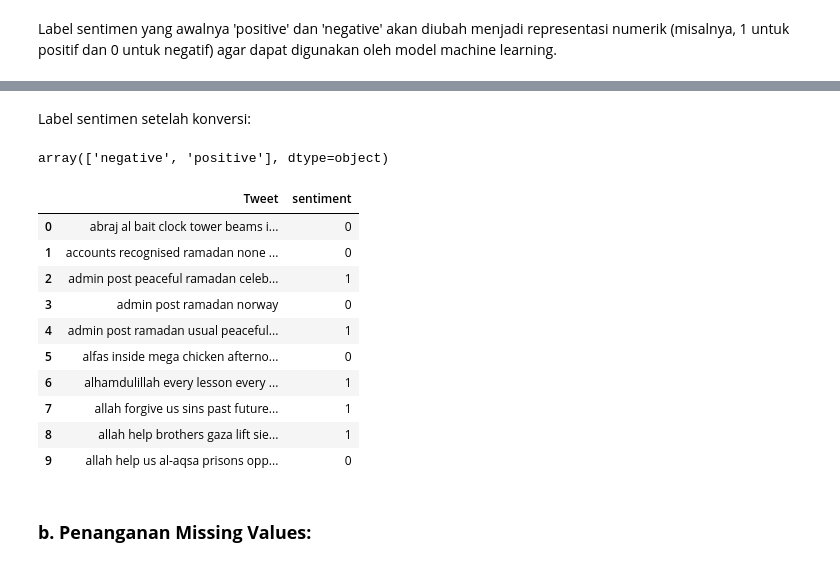
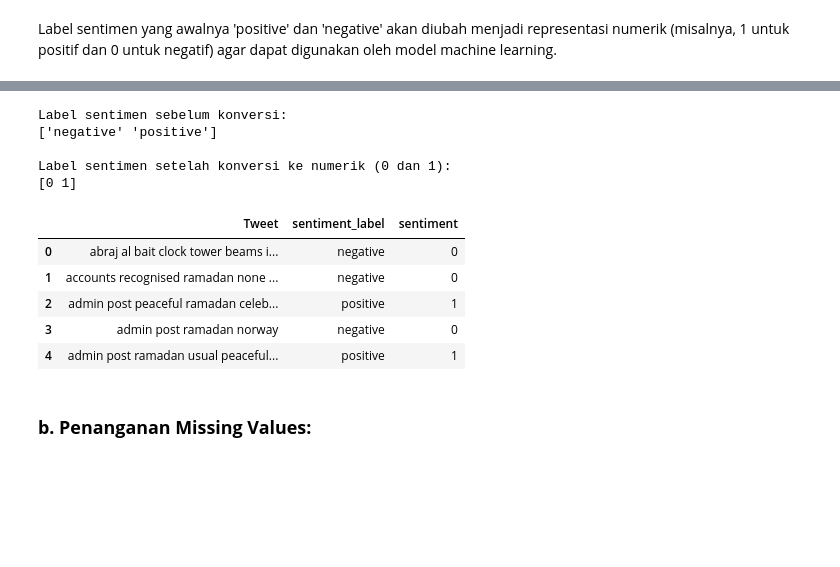
Before and after one commit to LatiefDataVisionary/text-mining-and-natural-language-processing-college-task, a Jupyter notebook: notebooks/decision_tree_model.ipynb, the cells around one changed output, grey strips where cells are left out. Drawn from its saved outputs; the diff is of its cells as text; code cells hidden in the pictures; blank space fills up the shorter version.

Commit message:
Perubahan kode di bagian - Tahap Pra-Pemrosesan Data (Data Preprocessing) a. Konversi Label Sentimen ke Numerik

```diff
--- a/notebooks/decision_tree_model.ipynb
+++ b/notebooks/decision_tree_model.ipynb
@@ -244,24 +228,25 @@ df[['Tweet', 'sentiment']].head(10)
-# %% [markdown]
-Label sentimen setelah konversi:
-# %%
-df['sentiment'].unique()
-# %% [output]
-array(['negative', 'positive'], dtype=object)
-# %%
-df['sentiment'] = df['sentiment'].map({'positive': 1, 'negative': 0})
-df[['Tweet', 'sentiment']].head(10)
-# %% [output]
-|  | Tweet | sentiment |
-| 0 | abraj al bait clock tower beams i... | 0 |
-| 1 | accounts recognised ramadan none ... | 0 |
-| 2 | admin post peaceful ramadan celeb... | 1 |
-| 3 | admin post ramadan norway | 0 |
-| 4 | admin post ramadan usual peaceful... | 1 |
-| 5 | alfas inside mega chicken afterno... | 0 |
-| 6 | alhamdulillah every lesson every ... | 1 |
-| 7 | allah forgive us sins past future... | 1 |
-| 8 | allah help brothers gaza lift sie... | 1 |
-| 9 | allah help us al-aqsa prisons opp... | 0 |
+# %%
+print("Label sentimen sebelum konversi:")
+print(df['sentiment'].unique()) # Menampilkan nilai unik sebelum mapping
+
+df['sentiment_label'] = df['sentiment'].copy() # Simpan label asli untuk referensi
+df['sentiment'] = df['sentiment'].map({'positive': 1, 'negative' : 0})
+
+print("\nLabel sentimen setelah konversi ke numerik (0 dan 1):")
+print(df['sentiment'].unique()) # Menampilkan nilai unik setelah mapping
+display(df[['Tweet', 'sentiment_label', 'sentiment']].head())
+# %% [output]
+Label sentimen sebelum konversi:
+['negative' 'positive']
+
+Label sentimen setelah konversi ke numerik (0 dan 1):
+[0 1]
+|  | Tweet | sentiment_label | sentiment |
+| 0 | abraj al bait clock tower beams i... | negative | 0 |
+| 1 | accounts recognised ramadan none ... | negative | 0 |
+| 2 | admin post peaceful ramadan celeb... | positive | 1 |
+| 3 | admin post ramadan norway | negative | 0 |
+| 4 | admin post ramadan usual peaceful... | positive | 1 |
 # %% [markdown]
 ### **b. Penanganan Missing Values:**
 # %% [markdown]
```
Also changed, not shown: parts of 2 cells of this notebook.
